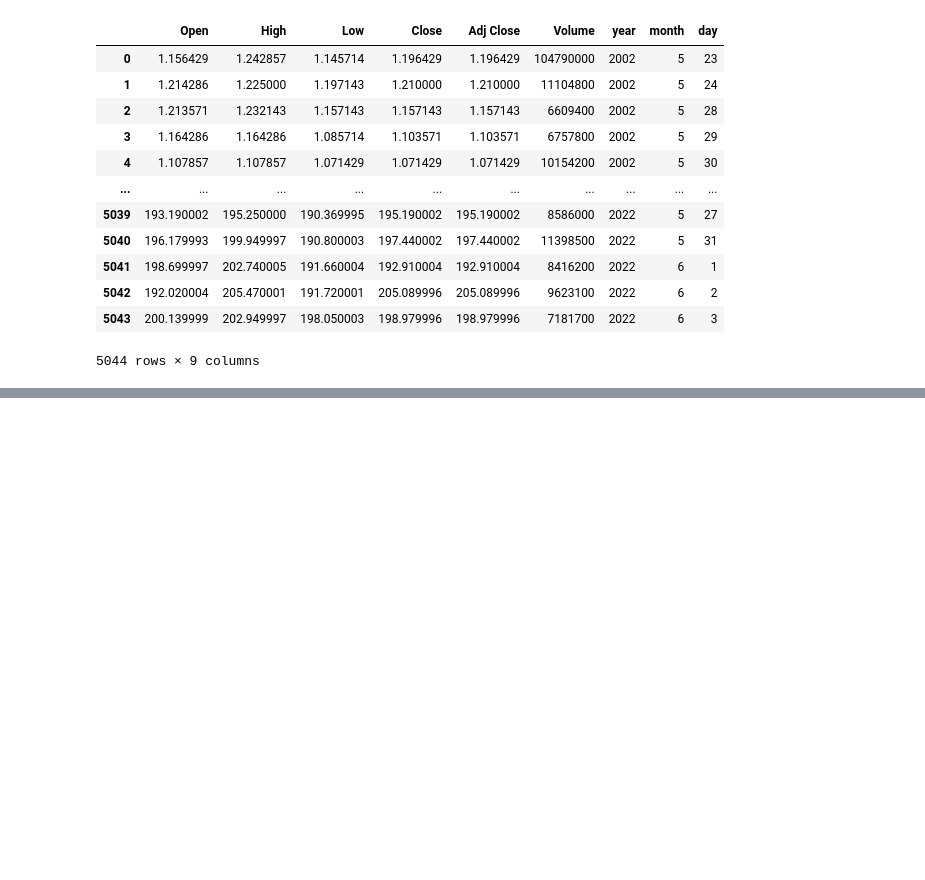
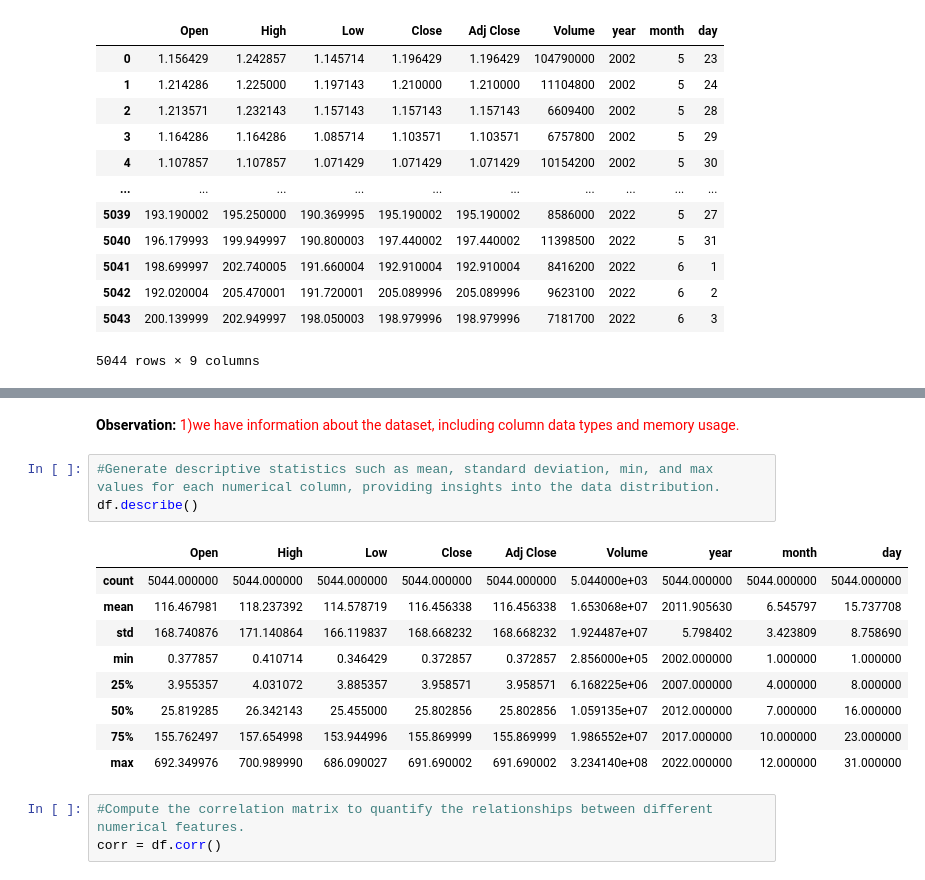
Before and after one commit to ozayug/NETFLIX_PRICE_PREDICTION_USING_ML, a Jupyter notebook: Netflix_price_predction.ipynb, the cells around one changed output, grey strips where cells are left out. Drawn from its saved outputs; the diff is of its cells as text; blank space fills up the shorter version.

```diff
--- a/Netflix_price_predction.ipynb
+++ b/Netflix_price_predction.ipynb
@@ -86,0 +129,19 @@ df
+# %% [markdown]
+**Observation:**
+<font color='Red'>1)we have information about the dataset, including column data types and memory usage. </font>
+# %%
+#Generate descriptive statistics such as mean, standard deviation, min, and max values for each numerical column, providing insights into the data distribution.
+df.describe()
+# %% [output]
+|  | Open | High | Low | Close | Adj Close | Volume | year | month | day |
+| count | 5044.000000 | 5044.000000 | 5044.000000 | 5044.000000 | 5044.000000 | 5.044000e+03 | 5044.000000 | 5044.000000 | 5044.000000 |
+| mean | 116.467981 | 118.237392 | 114.578719 | 116.456338 | 116.456338 | 1.653068e+07 | 2011.905630 | 6.545797 | 15.737708 |
+| std | 168.740876 | 171.140864 | 166.119837 | 168.668232 | 168.668232 | 1.924487e+07 | 5.798402 | 3.423809 | 8.758690 |
+| min | 0.377857 | 0.410714 | 0.346429 | 0.372857 | 0.372857 | 2.856000e+05 | 2002.000000 | 1.000000 | 1.000000 |
+| 25% | 3.955357 | 4.031072 | 3.885357 | 3.958571 | 3.958571 | 6.168225e+06 | 2007.000000 | 4.000000 | 8.000000 |
+| 50% | 25.819285 | 26.342143 | 25.455000 | 25.802856 | 25.802856 | 1.059135e+07 | 2012.000000 | 7.000000 | 16.000000 |
+| 75% | 155.762497 | 157.654998 | 153.944996 | 155.869999 | 155.869999 | 1.986552e+07 | 2017.000000 | 10.000000 | 23.000000 |
+| max | 692.349976 | 700.989990 | 686.090027 | 691.690002 | 691.690002 | 3.234140e+08 | 2022.000000 | 12.000000 | 31.000000 |
+# %%
+#Compute the correlation matrix to quantify the relationships between different numerical features.
+corr = df.corr()
```
Also changed, not shown: parts of 13 cells of this notebook.
